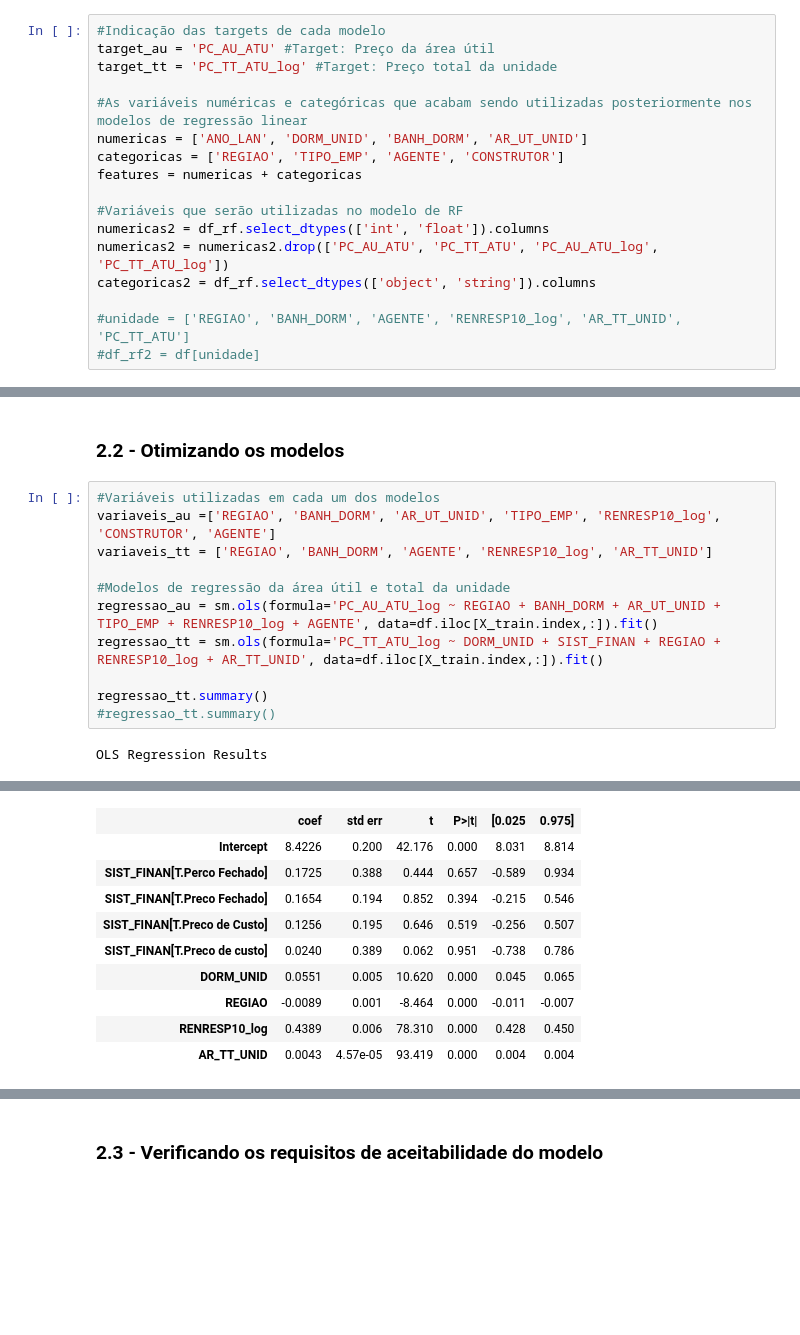
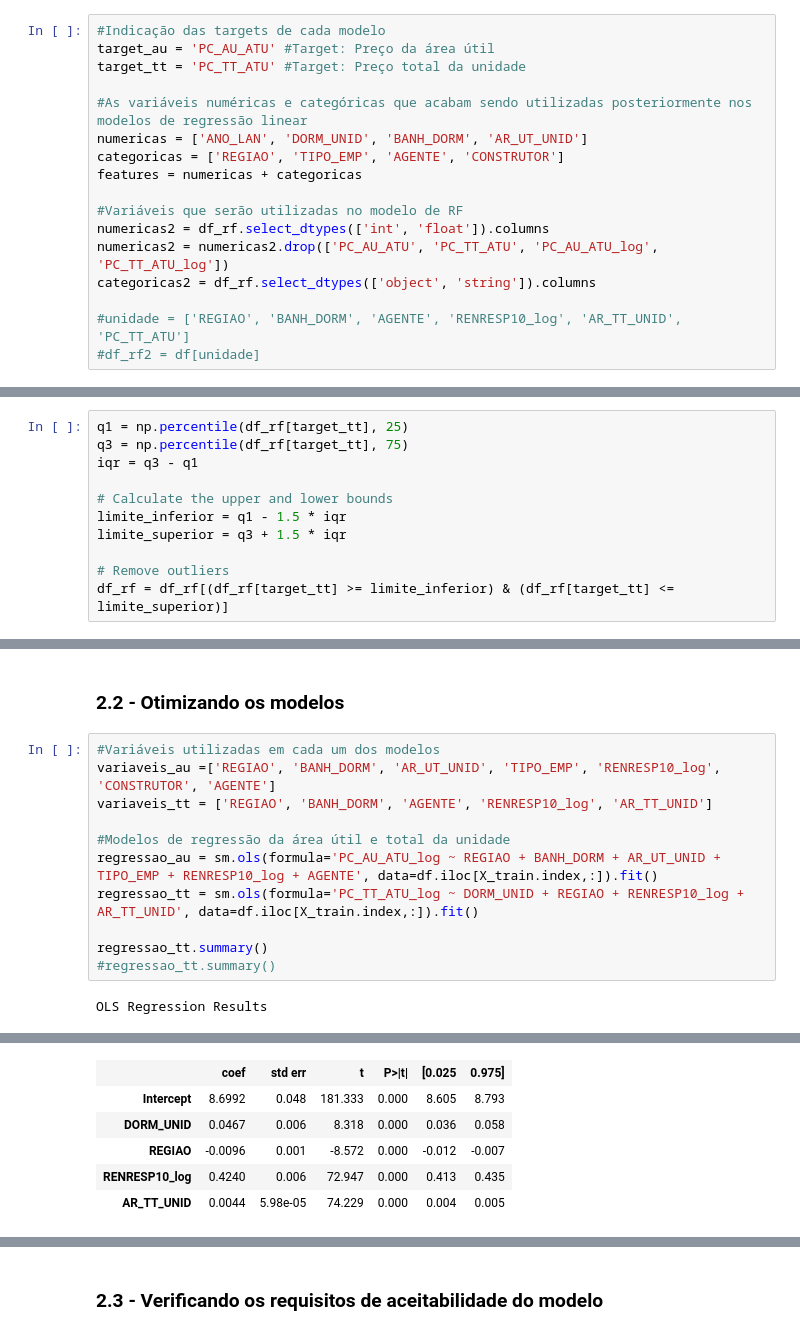
Before and after one commit to LissesCastro/Tera-Mercado-Imobiliario-SP, a Jupyter notebook: modelo_preditivo.ipynb, the cells around one changed output, grey strips where cells are left out. Cells and saved outputs as stored; diff of their text form; blank space fills up the shorter version.

```diff
--- a/modelo_preditivo.ipynb
+++ b/modelo_preditivo.ipynb
@@ -93,7 +93,7 @@ df_rf['RENRESP10_log'] = np.log(df['RENRESP10'])
 # %%
 #Indicação das targets de cada modelo
 target_au = 'PC_AU_ATU' #Target: Preço da área útil
-target_tt = 'PC_TT_ATU_log' #Target: Preço total da unidade
+target_tt = 'PC_TT_ATU' #Target: Preço total da unidade
 
 #As variáveis numéricas e categóricas que acabam sendo utilizadas posteriormente nos modelos de regressão linear
 numericas = ['ANO_LAN', 'DORM_UNID', 'BANH_DORM', 'AR_UT_UNID']
@@ -120,3 +126,14 @@ for col in categoricas:
     df_rf2[col] = df_rf2[col].fillna(df_rf2[col].mode())'''
 # %% [output]
 'for col in unidade:\n    df_rf2[col] = df_rf2[col].fillna(df_rf2[col].mode())'
+# %%
+q1 = np.percentile(df_rf[target_tt], 25)
+q3 = np.percentile(df_rf[target_tt], 75)
+iqr = q3 - q1
+
+# Calculate the upper and lower bounds
+limite_inferior = q1 - 1.5 * iqr
+limite_superior = q3 + 1.5 * iqr
+
+# Remove outliers
+df_rf = df_rf[(df_rf[target_tt] >= limite_inferior) & (df_rf[target_tt] <= limite_superior)]
@@ -174,7 +195,7 @@ variaveis_tt = ['REGIAO', 'BANH_DORM', 'AGENTE', 'RENRESP10_log', 'AR_TT_UNID']
 
 #Modelos de regressão da área útil e total da unidade
 regressao_au = sm.ols(formula='PC_AU_ATU_log ~ REGIAO + BANH_DORM + AR_UT_UNID + TIPO_EMP + RENRESP10_log + AGENTE', data=df.iloc[X_train.index,:]).fit()
-regressao_tt = sm.ols(formula='PC_TT_ATU_log ~ DORM_UNID + SIST_FINAN + REGIAO + RENRESP10_log + AR_TT_UNID', data=df.iloc[X_train.index,:]).fit()
+regressao_tt = sm.ols(formula='PC_TT_ATU_log ~ DORM_UNID + REGIAO + RENRESP10_log + AR_TT_UNID', data=df.iloc[X_train.index,:]).fit()
 
 regressao_tt.summary()
 #regressao_tt.summary()
@@ -191,11 +212,7 @@ OLS Regression Results
 | Covariance Type: | nonrobust |  |  |
 |  | coef | std err | t | P>|t| | [0.025 | 0.975] |
-| Intercept | 8.4226 | 0.200 | 42.176 | 0.000 | 8.031 | 8.814 |
-| SIST_FINAN[T.Perco Fechado] | 0.1725 | 0.388 | 0.444 | 0.657 | -0.589 | 0.934 |
-| SIST_FINAN[T.Preco Fechado] | 0.1654 | 0.194 | 0.852 | 0.394 | -0.215 | 0.546 |
-| SIST_FINAN[T.Preco de Custo] | 0.1256 | 0.195 | 0.646 | 0.519 | -0.256 | 0.507 |
-| SIST_FINAN[T.Preco de custo] | 0.0240 | 0.389 | 0.062 | 0.951 | -0.738 | 0.786 |
-| DORM_UNID | 0.0551 | 0.005 | 10.620 | 0.000 | 0.045 | 0.065 |
-| REGIAO | -0.0089 | 0.001 | -8.464 | 0.000 | -0.011 | -0.007 |
-| RENRESP10_log | 0.4389 | 0.006 | 78.310 | 0.000 | 0.428 | 0.450 |
-| AR_TT_UNID | 0.0043 | 4.57e-05 | 93.419 | 0.000 | 0.004 | 0.004 |
+| Intercept | 8.6992 | 0.048 | 181.333 | 0.000 | 8.605 | 8.793 |
+| DORM_UNID | 0.0467 | 0.006 | 8.318 | 0.000 | 0.036 | 0.058 |
+| REGIAO | -0.0096 | 0.001 | -8.572 | 0.000 | -0.012 | -0.007 |
+| RENRESP10_log | 0.4240 | 0.006 | 72.947 | 0.000 | 0.413 | 0.435 |
+| AR_TT_UNID | 0.0044 | 5.98e-05 | 74.229 | 0.000 | 0.004 | 0.005 |
```
Also changed, not shown: parts of 17 cells of this notebook.
